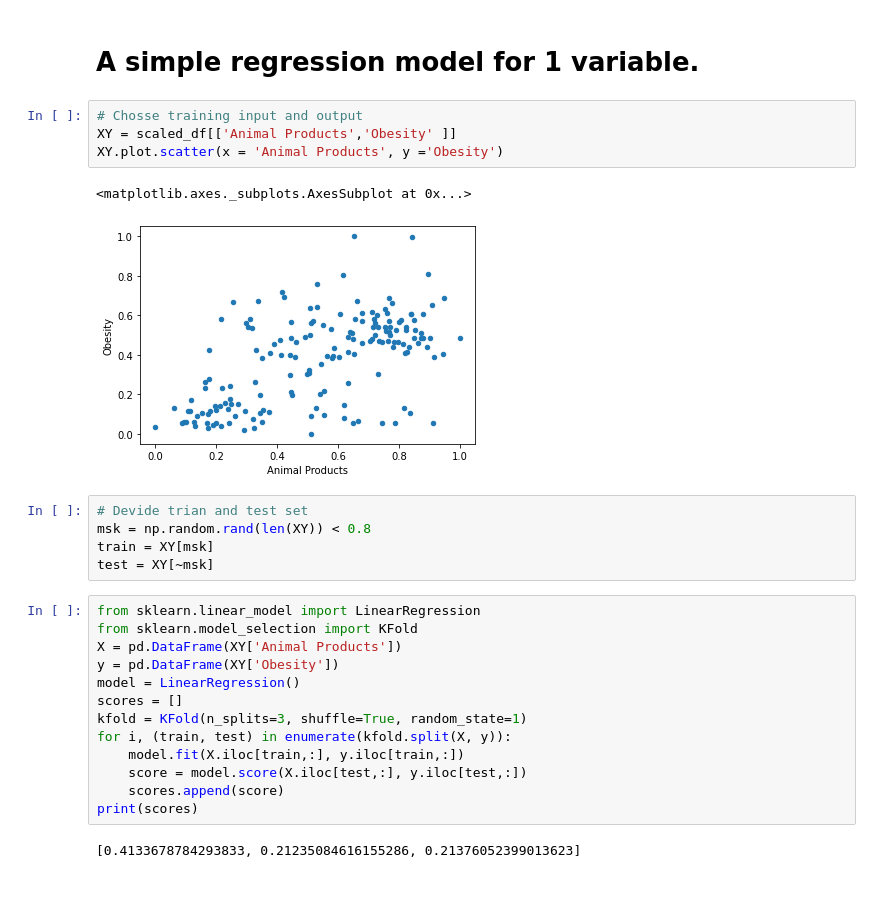
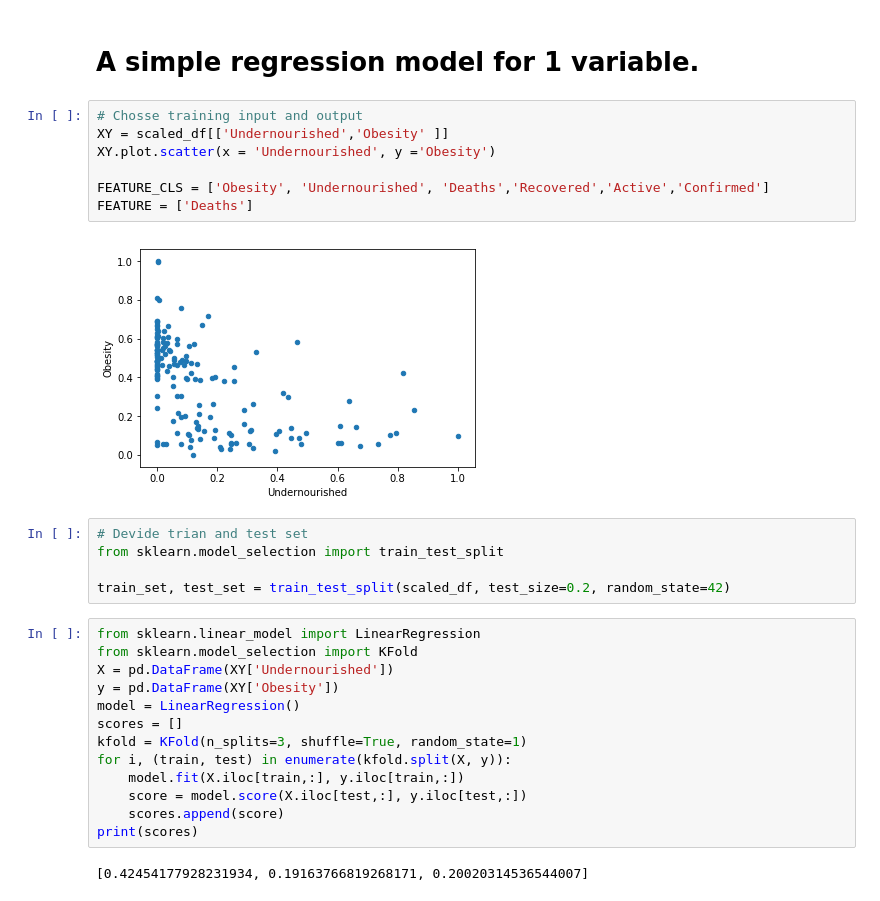
Before and after one commit to Mak-Ta-Reque/Nutrition-and-immune-systems, a Jupyter notebook: Notebook/Regression_Tareque.ipynb, the cells around one changed output. Saved outputs shown, nothing was run; the diff lists cells and outputs as text.

```diff
--- a/Notebook/Regression_Tareque.ipynb
+++ b/Notebook/Regression_Tareque.ipynb
@@ -80,20 +85,22 @@ scaled_df
 # A simple regression model for 1 variable.
 # %%
 # Chosse training input and output
-XY = scaled_df[['Animal Products','Obesity' ]]
-XY.plot.scatter(x = 'Animal Products', y ='Obesity')
+XY = scaled_df[['Undernourished','Obesity' ]]
+XY.plot.scatter(x = 'Undernourished', y ='Obesity')
+
+FEATURE_CLS = ['Obesity', 'Undernourished', 'Deaths','Recovered','Active','Confirmed']
+FEATURE = ['Deaths']
 # %% [output]
-<matplotlib.axes._subplots.AxesSubplot at 0x...>
-[figure, old version]
+[figure, new version]
-# %%
-# Devide trian and test set
-msk = np.random.rand(len(XY)) < 0.8
-train = XY[msk]
-test = XY[~msk]
+# %%
+# Devide trian and test set
+from sklearn.model_selection import train_test_split
+
+train_set, test_set = train_test_split(scaled_df, test_size=0.2, random_state=42)
 # %%
 from sklearn.linear_model import LinearRegression
 from sklearn.model_selection import KFold
-X = pd.DataFrame(XY['Animal Products'])
+X = pd.DataFrame(XY['Undernourished'])
 y = pd.DataFrame(XY['Obesity'])
 model = LinearRegression()
 scores = []
@@ -104,4 +111,4 @@ for i, (train, test) in enumerate(kfold.split(X, y)):
     scores.append(score)
 print(scores)
 # %% [output]
-[0.4133678784293833, 0.21235084616155286, 0.21376052399013623]
+[0.42454177928231934, 0.19163766819268171, 0.20020314536544007]
```
Also changed, not shown: parts of 9 cells of this notebook.
